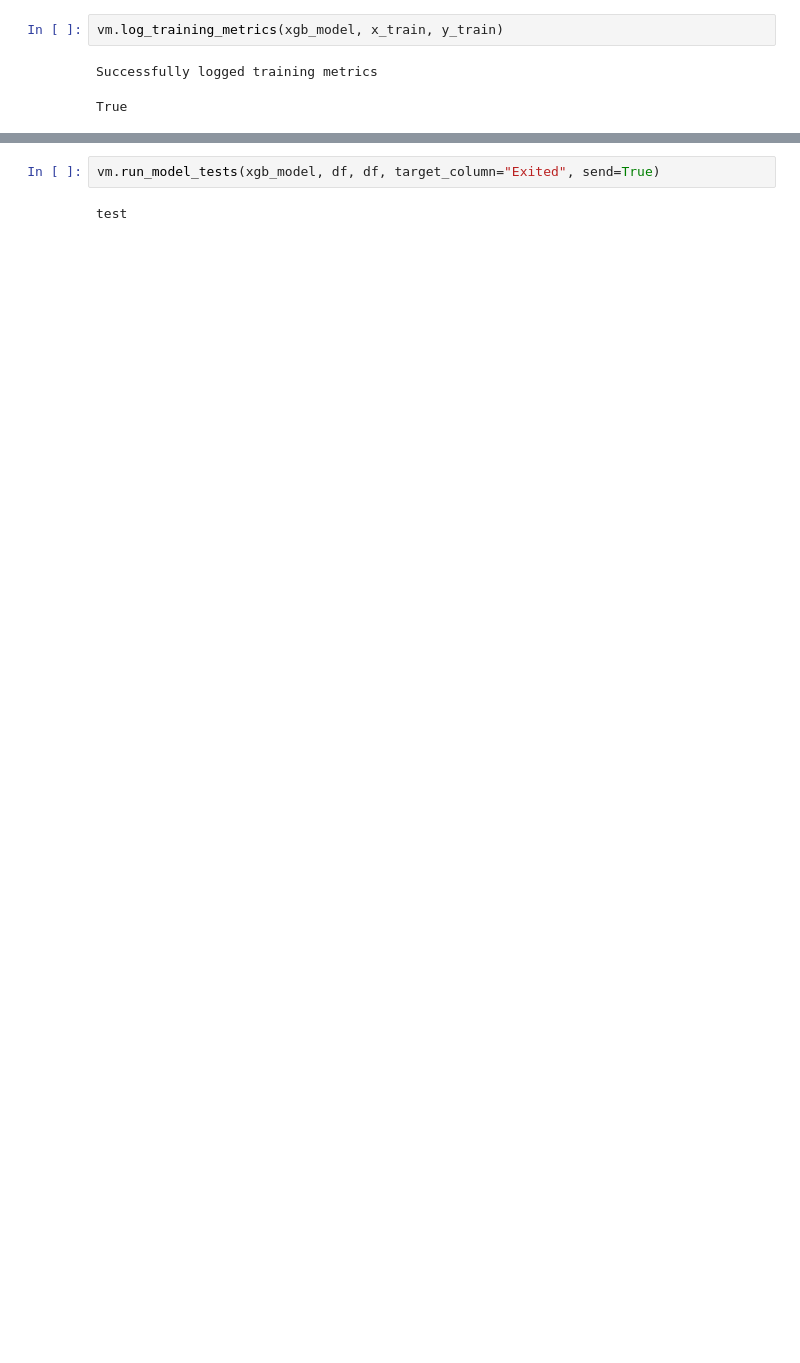
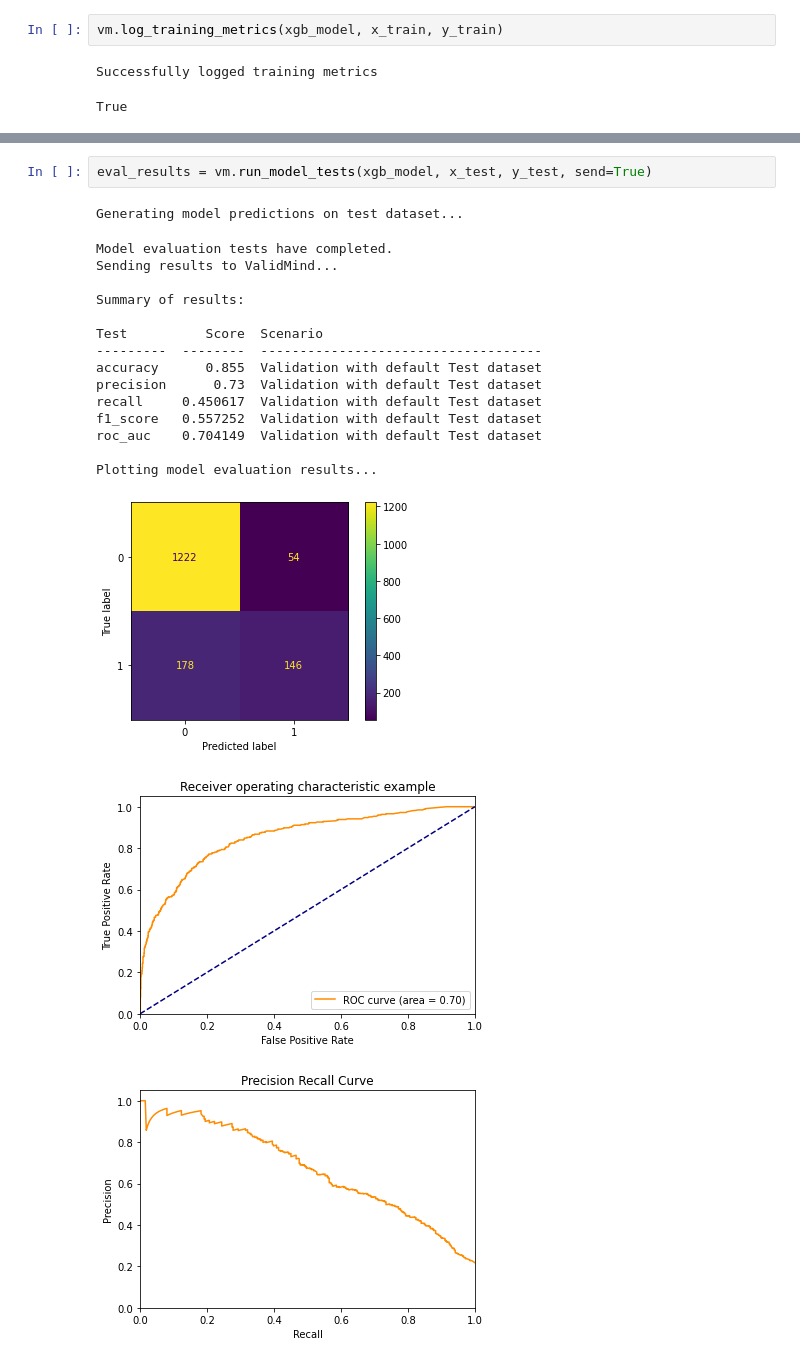
Before and after one commit to validmind/developer-framework, a Jupyter notebook: notebooks/intro.ipynb, the cells around one changed output, grey strips where cells are left out. Cells and saved outputs as stored; diff of their text form; blank space fills up the shorter version.

Commit message:
WIP - model evaluation metrics

```diff
--- a/notebooks/intro.ipynb
+++ b/notebooks/intro.ipynb
@@ -193,4 +245,21 @@ True
 # %%
-vm.run_model_tests(xgb_model, df, df, target_column="Exited", send=True)
+eval_results = vm.run_model_tests(xgb_model, x_test, y_test, send=True)
 # %% [output]
-test
+Generating model predictions on test dataset...
+Model evaluation tests have completed.
+Sending results to ValidMind...
+
+Summary of results:
+
+Test          Score  Scenario
+---------  --------  ------------------------------------
+accuracy      0.855  Validation with default Test dataset
+precision      0.73  Validation with default Test dataset
+recall     0.450617  Validation with default Test dataset
+f1_score   0.557252  Validation with default Test dataset
+roc_auc    0.704149  Validation with default Test dataset
+
+Plotting model evaluation results...
+[figure, added]
+[figure, added]
+[figure, added]
```
Also changed, not shown: parts of 12 cells of this notebook, 2 other files.
